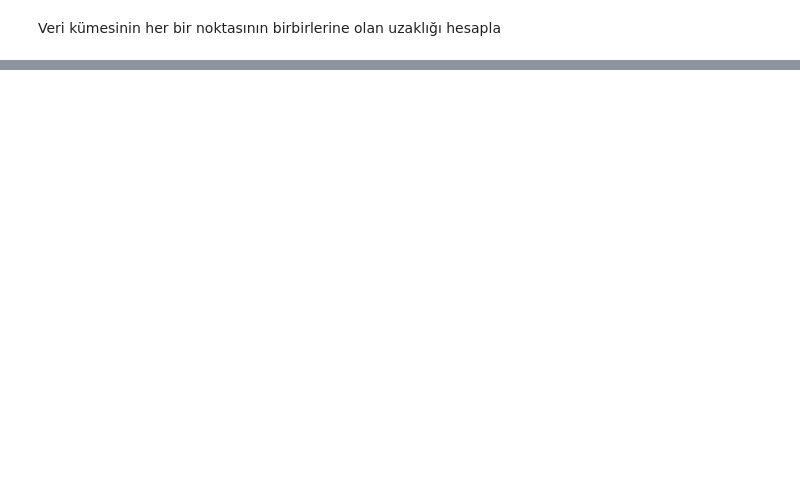
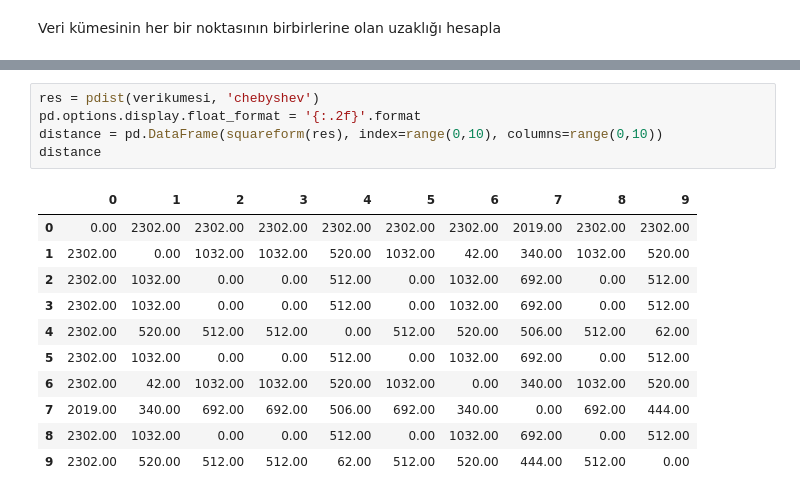
Before and after one commit to mtulgar/ocatak.github.io, a Jupyter notebook: bgm565/03/src/lab-3.ipynb, the cells around one changed output, grey strips where cells are left out. Drawn from its saved outputs; the diff is of its cells as text; blank space fills up the shorter version.

```diff
--- a/bgm565/03/src/lab-3.ipynb
+++ b/bgm565/03/src/lab-3.ipynb
@@ -62,0 +108,17 @@ distance
+# %%
+res = pdist(verikumesi, 'chebyshev')
+pd.options.display.float_format = '{:.2f}'.format
+distance = pd.DataFrame(squareform(res), index=range(0,10), columns=range(0,10))
+distance
+# %% [output]
+|  | 0 | 1 | 2 | 3 | 4 | 5 | 6 | 7 | 8 | 9 |
+| 0 | 0.00 | 2302.00 | 2302.00 | 2302.00 | 2302.00 | 2302.00 | 2302.00 | 2019.00 | 2302.00 | 2302.00 |
+| 1 | 2302.00 | 0.00 | 1032.00 | 1032.00 | 520.00 | 1032.00 | 42.00 | 340.00 | 1032.00 | 520.00 |
+| 2 | 2302.00 | 1032.00 | 0.00 | 0.00 | 512.00 | 0.00 | 1032.00 | 692.00 | 0.00 | 512.00 |
+| 3 | 2302.00 | 1032.00 | 0.00 | 0.00 | 512.00 | 0.00 | 1032.00 | 692.00 | 0.00 | 512.00 |
+| 4 | 2302.00 | 520.00 | 512.00 | 512.00 | 0.00 | 512.00 | 520.00 | 506.00 | 512.00 | 62.00 |
+| 5 | 2302.00 | 1032.00 | 0.00 | 0.00 | 512.00 | 0.00 | 1032.00 | 692.00 | 0.00 | 512.00 |
+| 6 | 2302.00 | 42.00 | 1032.00 | 1032.00 | 520.00 | 1032.00 | 0.00 | 340.00 | 1032.00 | 520.00 |
+| 7 | 2019.00 | 340.00 | 692.00 | 692.00 | 506.00 | 692.00 | 340.00 | 0.00 | 692.00 | 444.00 |
+| 8 | 2302.00 | 1032.00 | 0.00 | 0.00 | 512.00 | 0.00 | 1032.00 | 692.00 | 0.00 | 512.00 |
+| 9 | 2302.00 | 520.00 | 512.00 | 512.00 | 62.00 | 512.00 | 520.00 | 444.00 | 512.00 | 0.00 |
```
Also changed, not shown: parts of 7 cells of this notebook, 2 other files.
